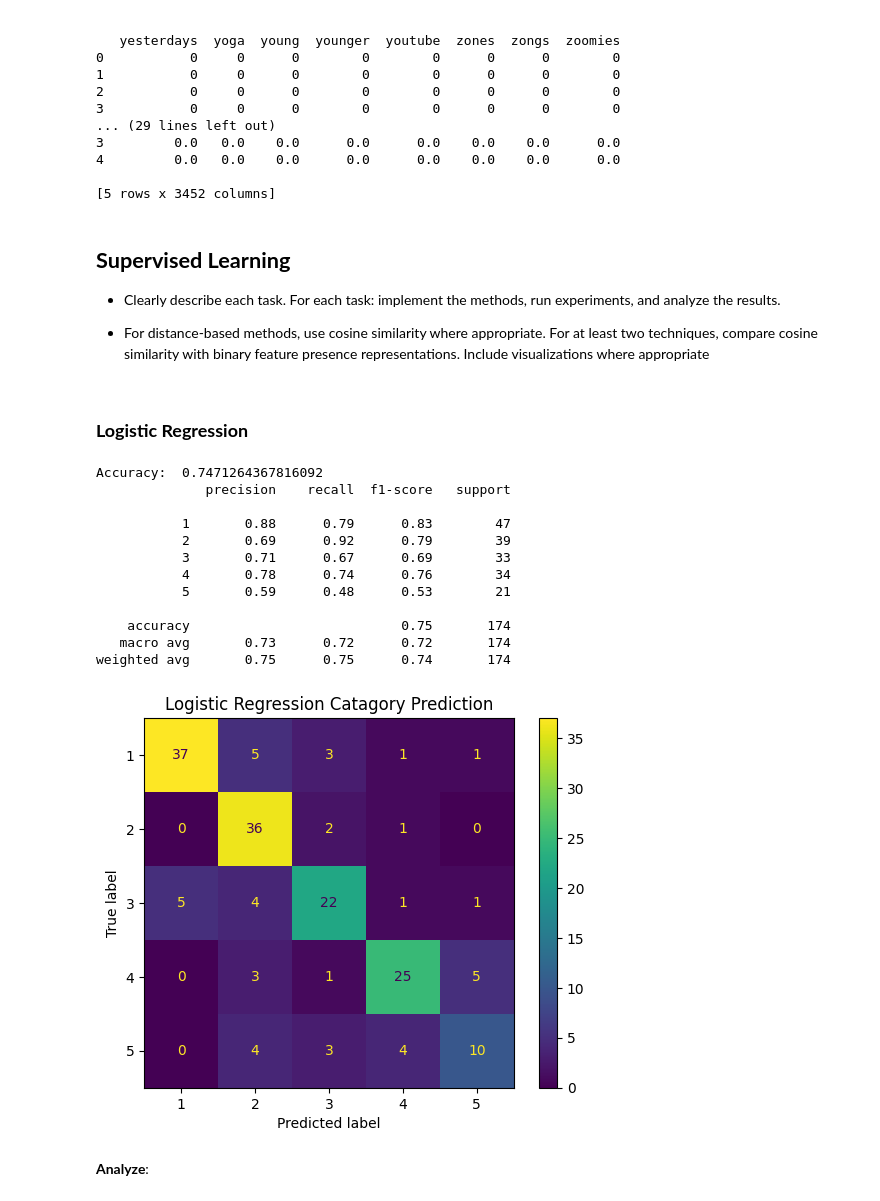
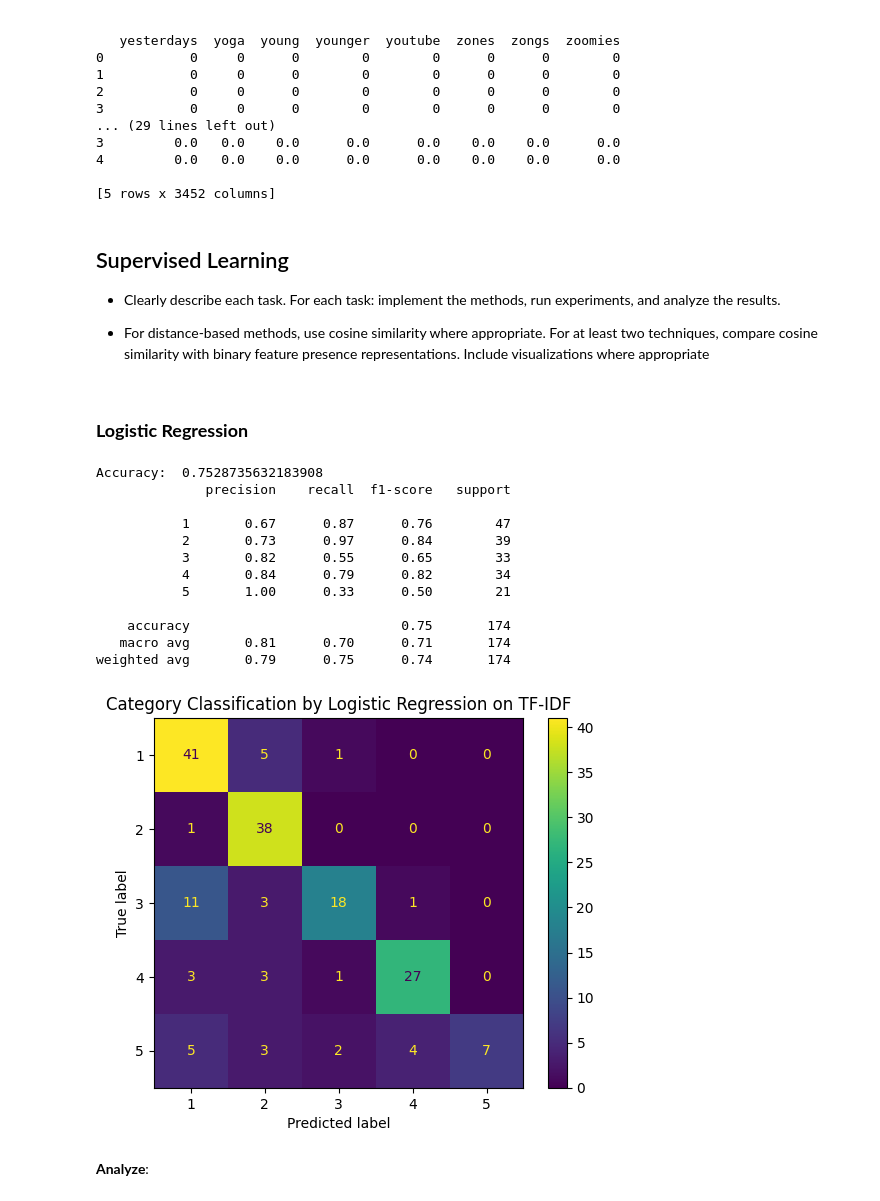
Before and after one commit to christiewong219/Team-5-CS105-Final-Project, a Jupyter notebook: Team5_CS105_Final_Project.ipynb, the cells around one changed output. Drawn from its saved outputs; the diff is of its cells as text; code cells hidden in the pictures.

Commit message:
Log Regression

```diff
--- a/Team5_CS105_Final_Project.ipynb
+++ b/Team5_CS105_Final_Project.ipynb
@@ -80,16 +81,6 @@ def clean(text):
   #return
 
 df['text'] = df['text'].apply(clean)
-
-# standardize the labels for sentiment
-df['sentiment'] = df['sentiment'].astype(str).str.strip().str.replace('.', '', regex=False).str.lower()
-typo_map = {
-  'netural': 'neutral',
-  'nuetral': 'neutral',
-  'positve': 'positive',
-  'negative': 'negative'
-}
-df['sentiment'] = df['sentiment'].replace(typo_map)
 df.head()
 # %% [output]
 |  | doc_id | text | category_1 | category_2 | sentiment |
@@ -149,7 +140,7 @@ print(tfidf_df.head())
 
 [5 rows x 3452 columns]
 # %% [markdown]
-## **Supervised Learning**
+## Supervised Learning
 
 * Clearly describe each task. For each task: implement the methods, run experiments, and analyze the results.
 
@@ -160,36 +151,36 @@ similarity with binary feature presence representations. Include visualizations
 # %%
 lin_model = LogisticRegression(max_iter = 200, random_state = RANDOM_STATE)
 
 X_train, X_test, y_train, y_test = train_test_split(
-    X_bow,
+    X_tfidf,
     df["category_1"],
     test_size = 0.25,
     random_state=RANDOM_STATE,
     stratify=df["category_1"]
 )
 
 lin_model.fit(X_train, y_train)
 y_pred = lin_model.predict(X_test)
 
 print("Accuracy: ", accuracy_score(y_test, y_pred))
 print(classification_report(y_test, y_pred, zero_division = 0))
 ConfusionMatrixDisplay.from_predictions(y_test, y_pred)
-plt.title("Logistic Regression Catagory Prediction")
+plt.title("Category Classification by Logistic Regression on TF-IDF")
 plt.show()
 # %% [output]
-Accuracy:  0.7471264367816092
+Accuracy:  0.7528735632183908
               precision    recall  f1-score   support
 
-           1       0.88      0.79      0.83        47
-           2       0.69      0.92      0.79        39
-           3       0.71      0.67      0.69        33
-           4       0.78      0.74      0.76        34
-           5       0.59      0.48      0.53        21
+           1       0.67      0.87      0.76        47
+           2       0.73      0.97      0.84        39
+           3       0.82      0.55      0.65        33
+           4       0.84      0.79      0.82        34
+           5       1.00      0.33      0.50        21
 
     accuracy                           0.75       174
-   macro avg       0.73      0.72      0.72       174
-weighted avg       0.75      0.75      0.74       174
+   macro avg       0.81      0.70      0.71       174
+weighted avg       0.79      0.75      0.74       174
-[figure, old version]
+[figure, new version]
 # %% [markdown]
 **Analyze**:
 # %% [markdown]
```
Also changed, not shown: parts of 11 cells of this notebook.
